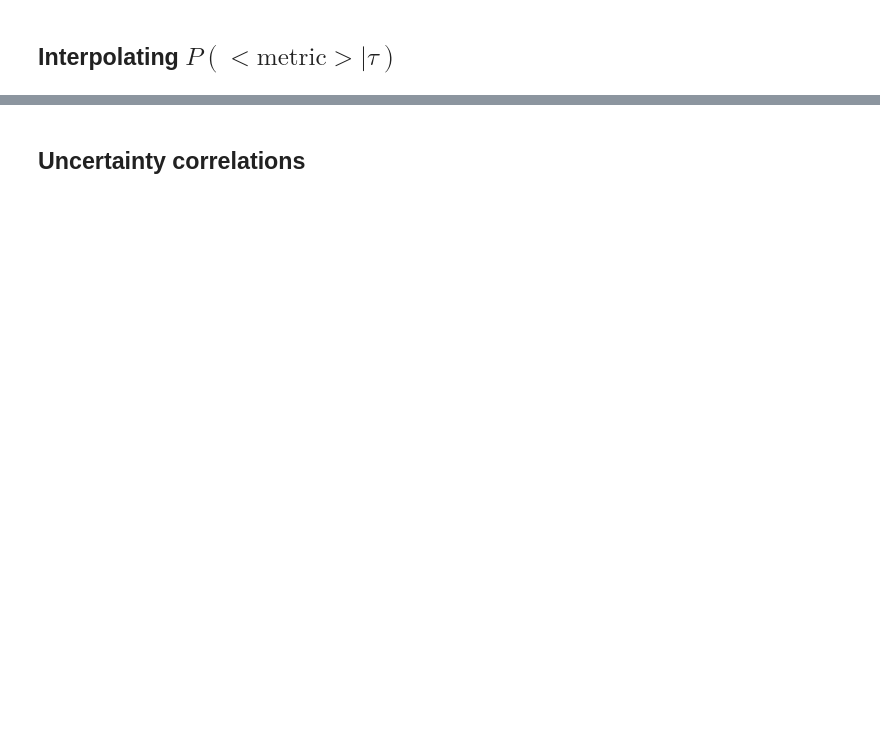
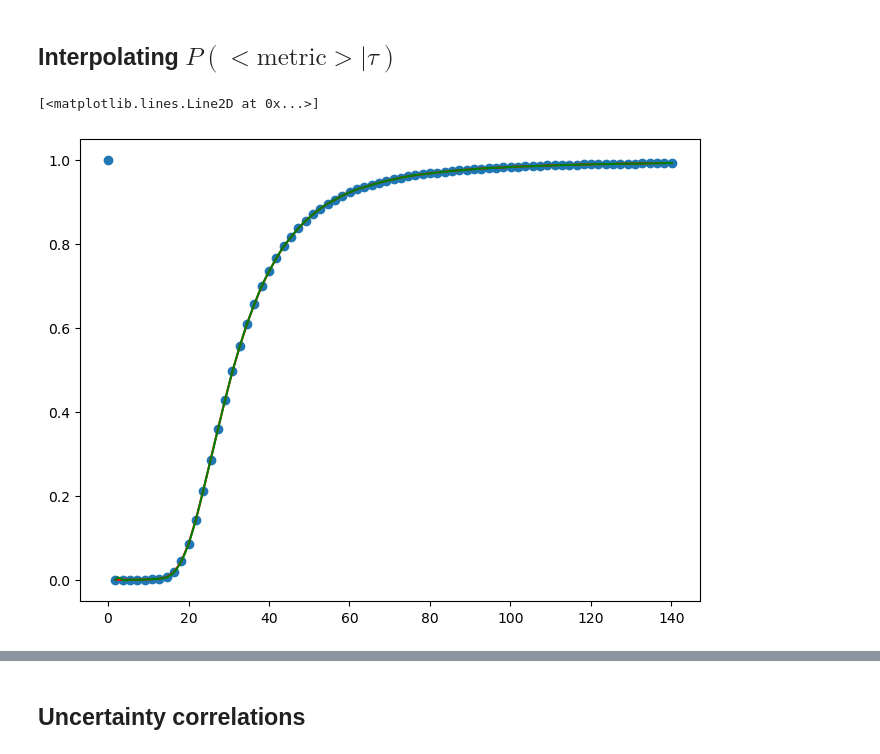
Before and after one commit to patricklawton/TecateCypress, a Jupyter notebook: sensitivity/viz.ipynb, the cells around one changed output, grey strips where cells are left out. Cells and saved outputs as stored; diff of their text form; code cells hidden in the pictures; blank space fills up the shorter version.

```diff
--- a/sensitivity/viz.ipynb
+++ b/sensitivity/viz.ipynb
@@ -32,0 +44,30 @@ project = sg.get_project()
+# %%
+fig, ax = plt.subplots(1, figsize=(8,6))
+metric_expect_vec = np.ones(tau_vec.size) * np.nan
+for tau_i, tau in enumerate(tau_vec):
+    tau_filt = (all_tau == tau)
+    metric_slice = all_metric[tau_filt]
+    metric_expect_vec[tau_i] = np.mean(metric_slice)
+plt.scatter(tau_vec, metric_expect_vec)
+# Make best fit Bspline
+'''Also works, so I can reduce b samples by a factor of 4 (at least, for this metric and this species, might need more if curve was more complex)'''
+'''Can get away with even sparser sampling if k increased'''
+t = tau_vec[2:-2:1]
+k = 3
+# t = np.r_[(tau_vec[1],)*(k+1),
+#           t,
+#           (tau_vec[-1],)*(k+1)]
+t = np.r_[(0,)*(k+1),
+          t,
+          (tau_vec[-1],)*(k+1)]
+# t = tau_vec[1:]
+# k = 3
+spl = make_lsq_spline(tau_vec[1:], metric_expect_vec[1:], t, k)
+plt.plot(tau_vec[1:], spl(tau_vec[1:]), c='r')
+xnew = np.linspace(tau_vec[1], tau_vec[-1], 200)
+plt.plot(xnew, spl(xnew), c='g')
+# interp = scipy.interpolate.interp1d(tau_vec[1:], metric_expect_vec, kind='cubic')
+# plt.plot(tau_vec, interp(tau_vec), c='r')
+# %% [output]
+[<matplotlib.lines.Line2D at 0x...>]
+[figure, added]
```
Also changed, not shown: parts of 10 cells of this notebook, 4 other files.
